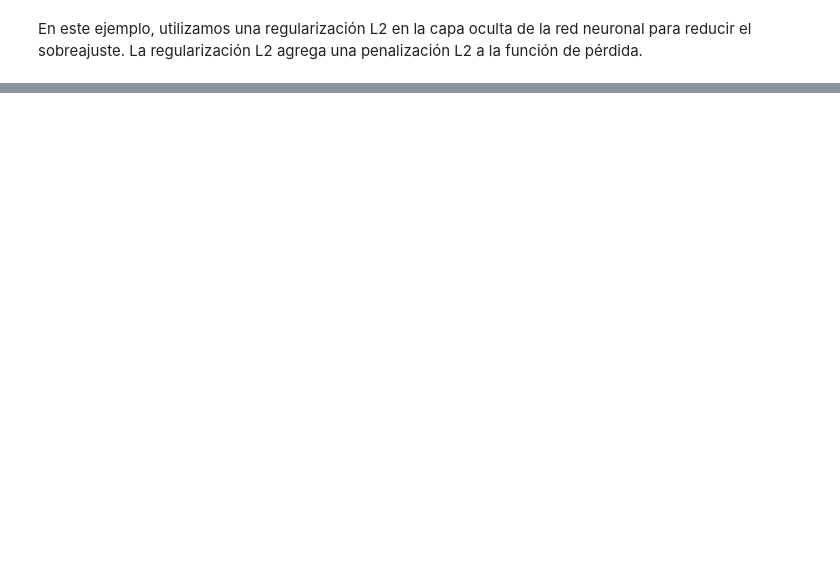
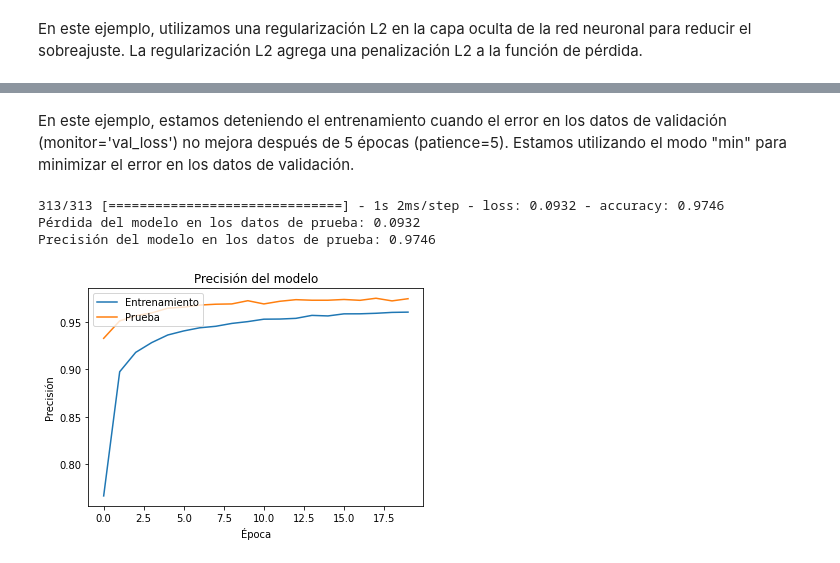
Before and after one commit to MattJCR/Introducci-n-a-Redes-Neuronales, a Jupyter notebook: Introducción_a_Redes_Neuronales.ipynb, the cells around one changed output, grey strips where cells are left out. Cells and saved outputs as stored; diff of their text form; code cells hidden in the pictures; blank space fills up the shorter version.

```diff
--- a/Introducción_a_Redes_Neuronales.ipynb
+++ b/Introducción_a_Redes_Neuronales.ipynb
@@ -555,0 +563,26 @@ En este ejemplo, utilizamos una regularización L2 en la capa oculta de la red n
+# %%
+from keras.callbacks import EarlyStopping
+
+# Crear un modelo de red neuronal
+model = Sequential()
+
+# Agregar una capa de entrada que aplane la imagen en un vector de una sola dimensión
+model.add(Flatten(input_shape=X_train.shape[1:]))
+
+# Agregar dos capas ocultas con la función de activación ReLU y la capa de abandono
+model.add(Dense(128, activation='relu'))
+model.add(Dropout(0.5))
+model.add(Dense(64, activation='relu'))
+model.add(Dropout(0.5))
+
+# Agregar una capa de salida con la función de activación softmax
+model.add(Dense(10, activation='softmax'))
+
+# Compilar el modelo
+model.compile(loss='categorical_crossentropy', optimizer='adam', metrics=['accuracy'])
+
+# definir early stopping
+early_stop = EarlyStopping(monitor='val_loss', patience=5, mode='min')
+
+# entrenar el modelo con early stopping
+history = model.fit(X_train, y_train, validation_data=(X_test, y_test), epochs=20, batch_size=128, callbacks=[early_stop])
@@ -555,0 +607,22 @@ En este ejemplo, utilizamos una regularización L2 en la capa oculta de la red n
+# %% [markdown]
+En este ejemplo, estamos deteniendo el entrenamiento cuando el error en los datos de validación (monitor='val_loss') no mejora después de 5 épocas (patience=5). Estamos utilizando el modo "min" para minimizar el error en los datos de validación.
+# %%
+# Evaluar el rendimiento del modelo en los datos de prueba
+loss, accuracy = model.evaluate(X_test, y_test)
+print(f"Pérdida del modelo en los datos de prueba: {loss:.4f}")
+print(f"Precisión del modelo en los datos de prueba: {accuracy:.4f}")
+# %% [output]
+313/313 [==============================] - 1s 2ms/step - loss: 0.0932 - accuracy: 0.9746
+Pérdida del modelo en los datos de prueba: 0.0932
+Precisión del modelo en los datos de prueba: 0.9746
+# %%
+# Graficar la precisión del modelo durante el entrenamiento
+plt.plot(history.history['accuracy'])
+plt.plot(history.history['val_accuracy'])
+plt.title('Precisión del modelo')
+plt.ylabel('Precisión')
+plt.xlabel('Época')
+plt.legend(['Entrenamiento', 'Prueba'], loc='upper left')
+plt.show()
+# %% [output]
+[figure, added]
```
Also changed, not shown: parts of 36 cells of this notebook.
